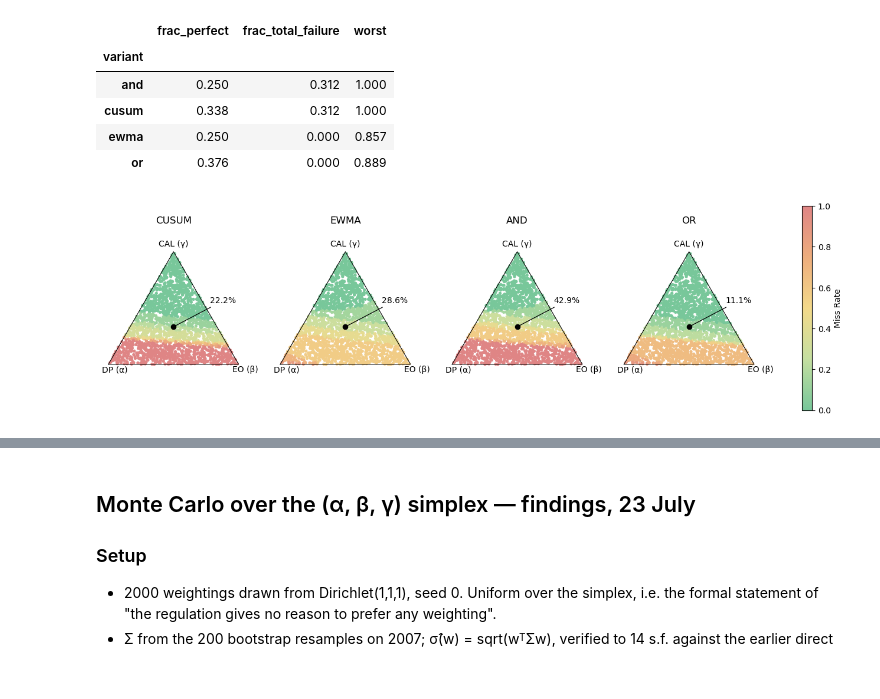
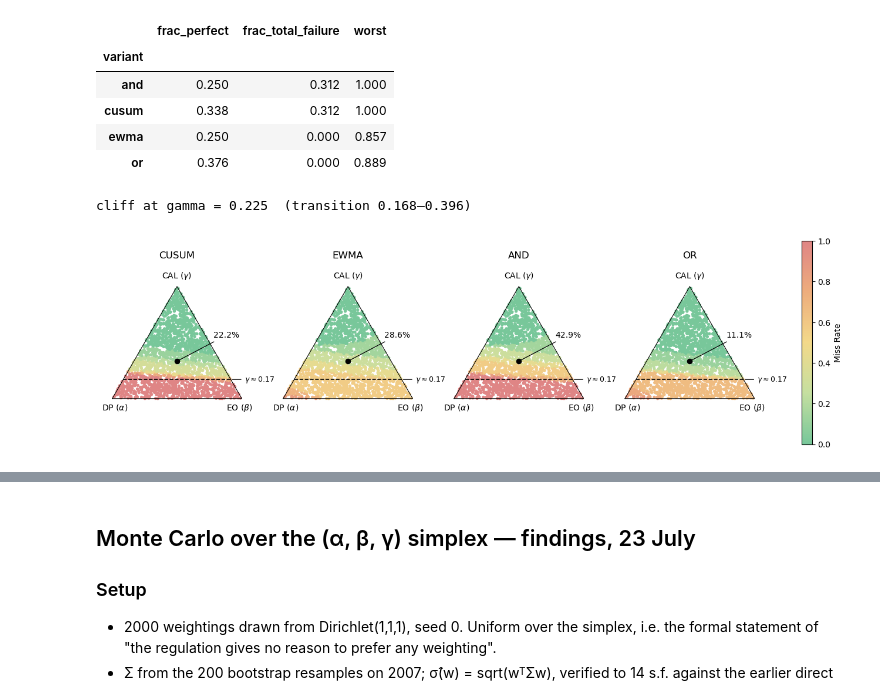
Before and after one commit to jdhilee/fairness_smoke_alarm, a Jupyter notebook: src/monte_carlo_simulations.ipynb, the cells around one changed output, grey strips where cells are left out. Cells and saved outputs as stored; diff of their text form; code cells hidden in the pictures.

Commit message:
graph recolours

```diff
--- a/src/monte_carlo_simulations.ipynb
+++ b/src/monte_carlo_simulations.ipynb
@@ -166,6 +169,30 @@ df_mc.groupby("variant")["miss_rate"].agg(
 | cusum | 0.338 | 0.312 | 1.000 |
 | ewma | 0.250 | 0.000 | 0.857 |
 | or | 0.376 | 0.000 | 0.889 |
+# %%
+# Analyse the cliff for CUSUM and AND
+
+def cliff_curve(df_mc, variant, n_bins=25):
+    sub = df_mc[df_mc["variant"] == variant]
+    binned = pd.cut(sub["gamma"], bins=n_bins)
+    return sub.groupby(binned).agg(
+        gamma_mid=("gamma", "mean"),
+        mean_miss=("miss_rate", "mean"),
+        n=("miss_rate", "size"),
+    ).dropna()
+
+curve = cliff_curve(df_mc, "cusum")
+# cliff = interpolate gamma where mean_miss crosses 0.5
+g, m = curve["gamma_mid"].values, curve["mean_miss"].values
+i = np.where(np.diff(np.sign(m - 0.5)))[0][0]
+gamma_star = np.interp(0.5, [m[i+1], m[i]], [g[i+1], g[i]])
+
+# Print the transition zone
+lo = np.interp(0.1, m[::-1], g[::-1])
+hi = np.interp(0.9, m[::-1], g[::-1])
+print(f"cliff at gamma = {gamma_star:.3f}  (transition {hi:.3f}–{lo:.3f})")
+# %% [output]
+cliff at gamma = 0.225  (transition 0.168–0.396)
 # %%
 # View the simplex
 
@@ -207,6 +234,18 @@ for ax, variant in zip(axes, ["cusum", "ewma", "and", "or"]):
         vmax=1
     )
 
+    # Cliff line at gamma = 0.17 (horizontal, parallel to the DP-EO base)
+    g_cliff = 0.17
+    y_cliff = g_cliff * np.sqrt(3) / 2
+    ax.plot([g_cliff / 2, 1 - g_cliff / 2], [y_cliff, y_cliff],
+        color="k", lw=1.2, ls="--", zorder=6)
+    ax.annotate(r"$\gamma \approx 0.17$",
+                xy=(1 - g_cliff / 2, y_cliff),
+                xytext=(1.02, y_cliff),
+                ha="left", va="center", fontsize=9,
+                arrowprops=dict(arrowstyle="-", color="k", lw=0.8),
+                annotation_clip=False)
+
     # Equal-weight point: alpha = beta = gamma = 1/3
     eq_alpha = eq_beta = eq_gamma = 1/3
 
@@ -238,47 +277,51 @@ for ax, variant in zip(axes, ["cusum", "ewma", "and", "or"]):
 
     # Line from dot to percentage
     ax.annotate(
-    f"{eq_miss_rate:.1%}",
-    xy=(eq_x, eq_y),
-    xytext=(eq_x + 0.28, eq_y + 0.20),
-    ha="left",
-    va="center",
-    fontsize=10,
-    arrowprops=dict(
-        arrowstyle="-",
-        color="black",
-        lw=0.9
-    ),
-    annotation_clip=False
+        f"{eq_miss_rate:.1%}",
+        xy=(eq_x, eq_y),
+        xytext=(eq_x + 0.28, eq_y + 0.20),
+        ha="left",
+        va="center",
+        fontsize=10,
+        arrowprops=dict(
+            arrowstyle="-",
+            color="black",
+            lw=0.9
+        ),
+        annotation_clip=False
     )
 
     # Simplex outline
     ax.plot(
         [0, 1, 0.5, 0],
         [0, 0, np.sqrt(3)/2, 0],
         color="k",
         lw=0.8
     )
 
     ax.set_title(variant.upper(), pad=28)
     ax.set_aspect("equal")
     ax.axis("off")
 
-    ax.text(-0.05, -0.06, "DP (α)")
-    ax.text(0.95, -0.06, "EO (β)")
+    ax.text(0.02, -0.03, r"DP ($\alpha$)",
+            ha="center", va="top", fontsize=10)
+    ax.text(0.98, -0.03, r"EO ($\beta$)",
+            ha="center", va="top", fontsize=10)
     ax.text(
         0.5,
         np.sqrt(3)/2 + 0.04,
-        "CAL (γ)",
-        ha="center"
+        r"CAL ($\gamma$)",
+        ha="center",
+        va="bottom",
+        fontsize=10
     )
 
 fig.colorbar(
     pts,
     ax=axes,
     label="Miss Rate"
 )
 
 plt.show()
 # %% [output]
-[figure, old version]
+[figure, new version]
```
Also changed, not shown: parts of 6 cells of this notebook.
